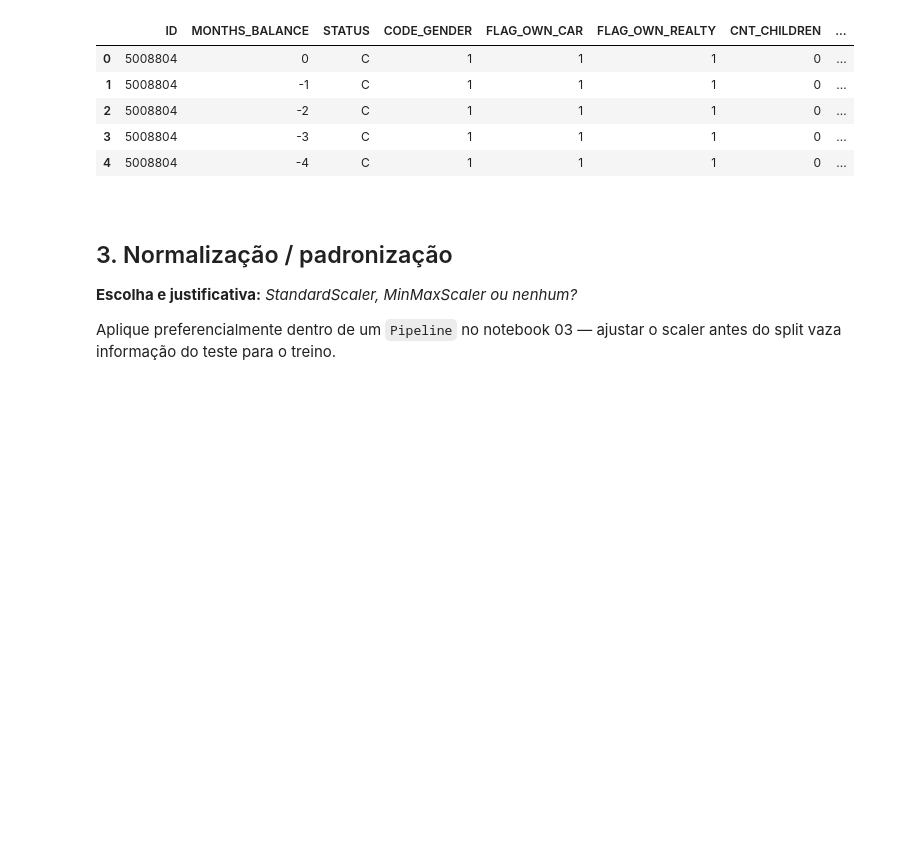
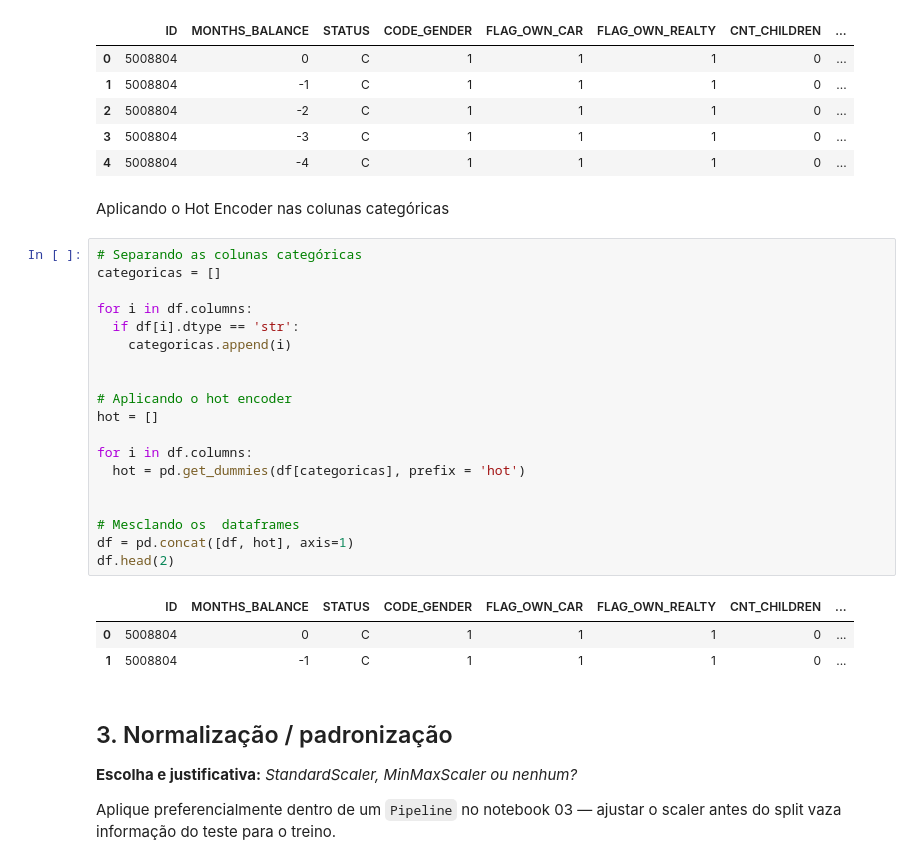
Before and after one commit to dianafismed/postech-tech-challenge-fase2, a Jupyter notebook: notebooks/02_preprocessamento.ipynb, the cells around one changed output. Saved outputs shown, nothing was run; the diff lists cells and outputs as text; blank space fills up the shorter version.

```diff
--- a/notebooks/02_preprocessamento.ipynb
+++ b/notebooks/02_preprocessamento.ipynb
@@ -188,16 +188,31 @@ df.head()
 | 2 | 5008804 | -2 | C | 1 | 1 | 1 | 0 | ... |
 | 3 | 5008804 | -3 | C | 1 | 1 | 1 | 0 | ... |
 | 4 | 5008804 | -4 | C | 1 | 1 | 1 | 0 | ... |
-# %% [markdown]
-<!-- # Modificando os valores das colunas FLAG_OWN_CAR e FLAG_OWN_REALTY por 0 e 1, para facilitar o processamento dos dados.
-
-df.FLAG_OWN_CAR = df.FLAG_OWN_CAR.apply(lambda x: 1 if x == 'Y' else 0)
-df.FLAG_OWN_REALTY = df.FLAG_OWN_REALTY.apply(lambda x: 1 if x == 'Y' else 0)
-
-df.head() -->
-<!--
-# Retirando a coluna FLAG_MOBIL que contém apenas 1 único valor
-df.drop(columns='FLAG_MOBIL', inplace=True) -->
+# %% [markdown]
+Aplicando o Hot Encoder nas colunas categóricas
+# %%
+# Separando as colunas categóricas
+categoricas = []
+
+for i in df.columns:
+  if df[i].dtype == 'str':
+    categoricas.append(i)
+
+
+# Aplicando o hot encoder
+hot = []
+
+for i in df.columns:
+  hot = pd.get_dummies(df[categoricas], prefix = 'hot')
+
+
+# Mesclando os  dataframes
+df = pd.concat([df, hot], axis=1)
+df.head(2)
+# %% [output]
+|  | ID | MONTHS_BALANCE | STATUS | CODE_GENDER | FLAG_OWN_CAR | FLAG_OWN_REALTY | CNT_CHILDREN | ... |
+| 0 | 5008804 | 0 | C | 1 | 1 | 1 | 0 | ... |
+| 1 | 5008804 | -1 | C | 1 | 1 | 1 | 0 | ... |
 # %% [markdown]
 ## 3. Normalização / padronização
 
```
Also changed, not shown: parts of 5 cells of this notebook.
